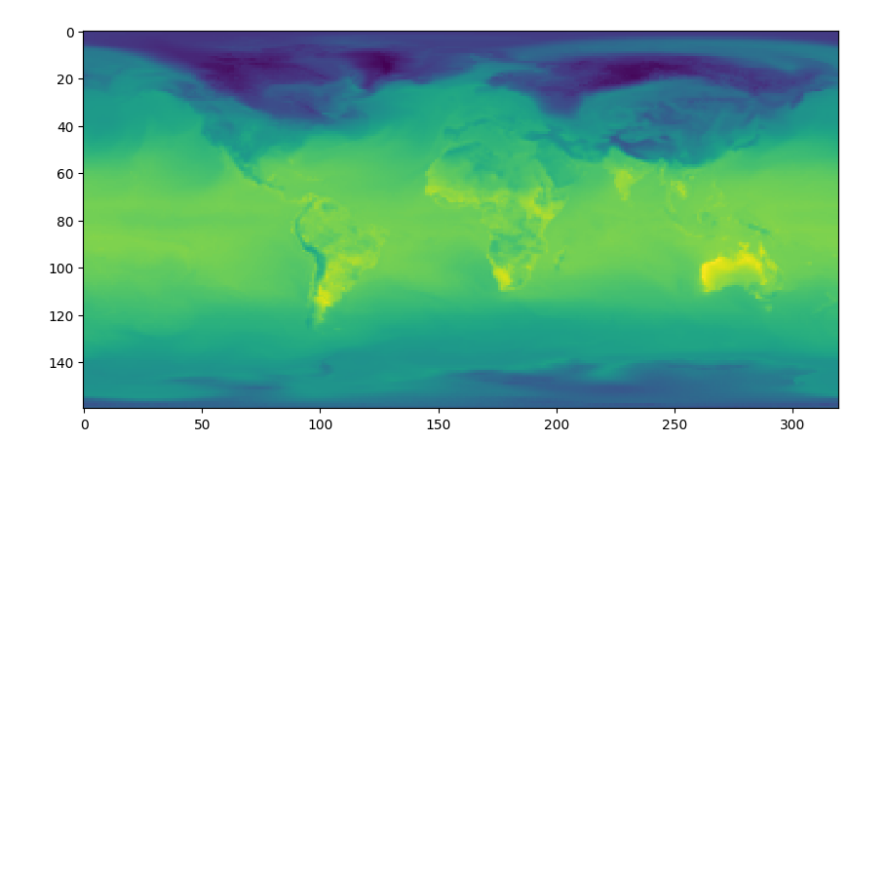
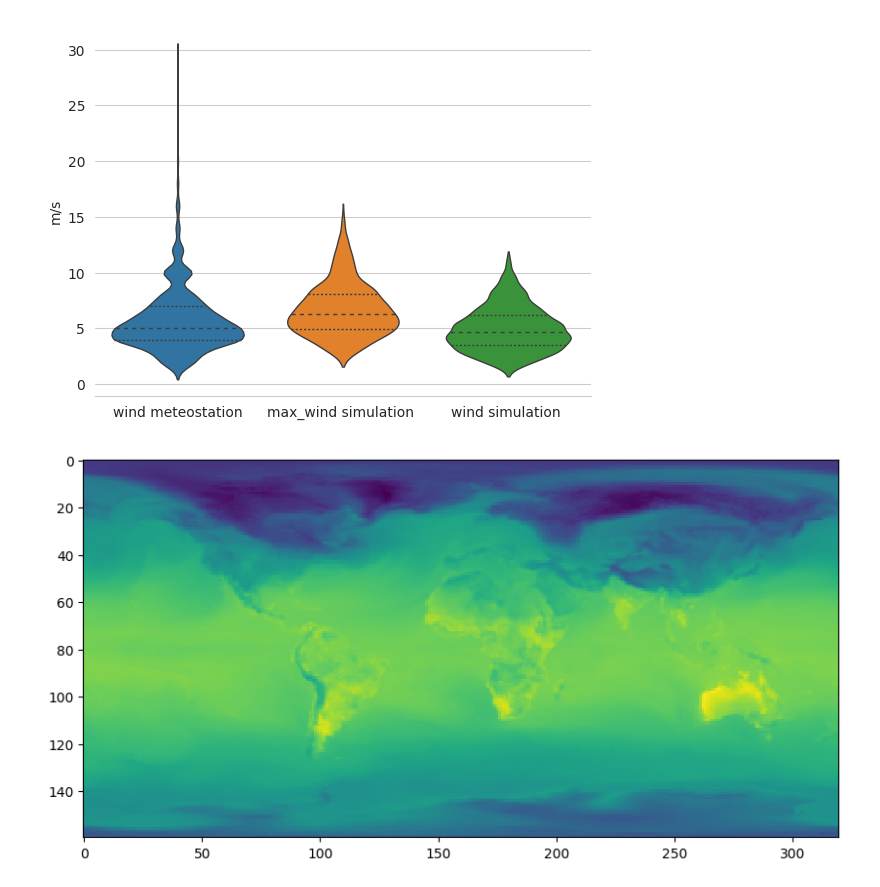
Before and after one commit to yeahartem/storm_prediction, a Jupyter notebook: evaluate.ipynb, the cells around one changed output. Cells and saved outputs as stored; diff of their text form; code cells hidden in the pictures; blank space fills up the shorter version.

```diff
--- a/evaluate.ipynb
+++ b/evaluate.ipynb
@@ -11,7 +13,26 @@ import numpy as np
 
 cfg = OmegaConf.load('configs/test_configs/eval_world_reg.yaml')
 # %%
-var_data, time_coords, lat_coords, lon_coords = load_dataset(cfg, time_slices = 10)
+target_df = load_target(cfg).to_pandas()
+var_data, time_coords, lat_coords, lon_coords = load_dataset(cfg, time_slices = 100000)
+# %%
+meteostation_data = target_df.iloc[0]['y']
+meteostation_lat, meteostation_lon = target_df.iloc[0]['station_name']
+sim_data_max = var_data[0, :, meteostation_lat, meteostation_lon]
+sim_data = var_data[1, :, meteostation_lat, meteostation_lon]
+
+index = min(len(meteostation_data), len(sim_data_max))
+plot_df = pd.DataFrame({'wind meteostation': meteostation_data[:index],
+                        'max_wind simulation ': sim_data_max[:index],
+                        'wind simulation ': sim_data[:index]}, index=time_coords[:index])
+# %%
+sns.set_style("whitegrid")
+ax = sns.violinplot(data=plot_df, labely="wind speed m/s" , bw=.2, cut=1, linewidth=1, inner='quartile')
+ax.set(ylabel='m/s')
+sns.despine(left=True)
+plt.show()
+# %% [output]
+[figure, added]
 # %%
 plt.figure(figsize=(10,10))
 plt.imshow(np.flipud(var_data[4, 0]), interpolation='nearest')
```
Also changed, not shown: parts of 1 cell of this notebook, 13 other files.
